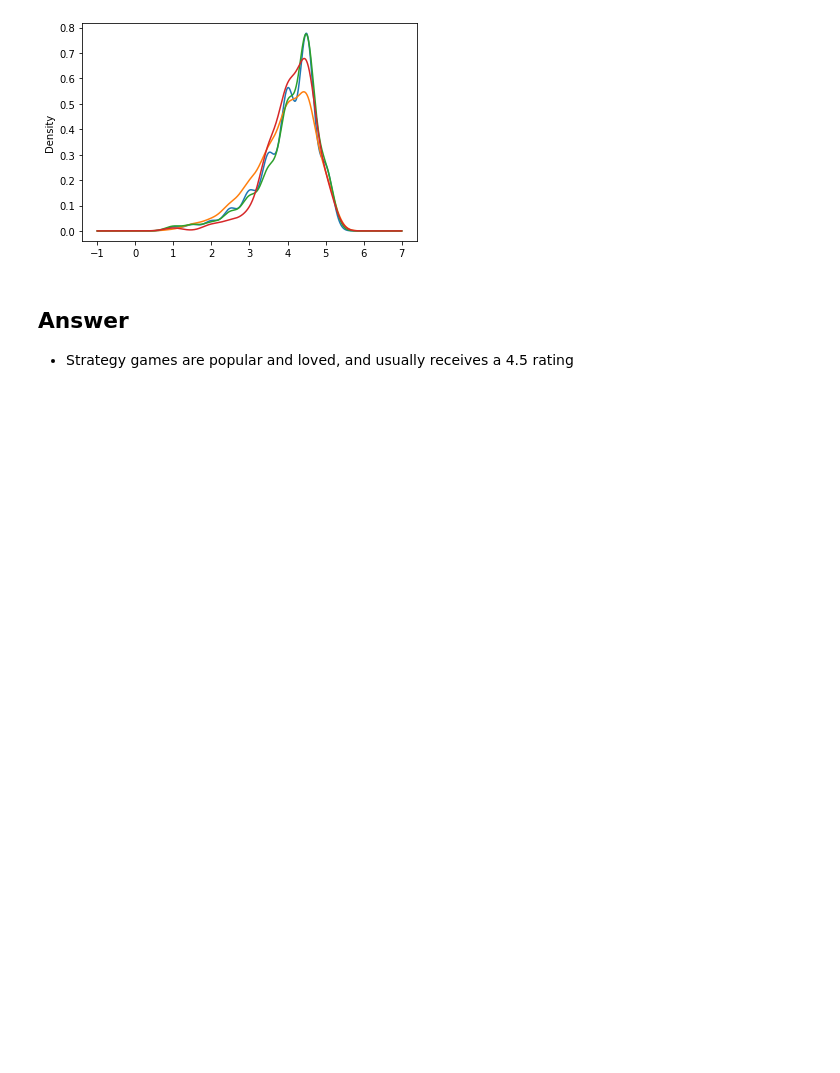
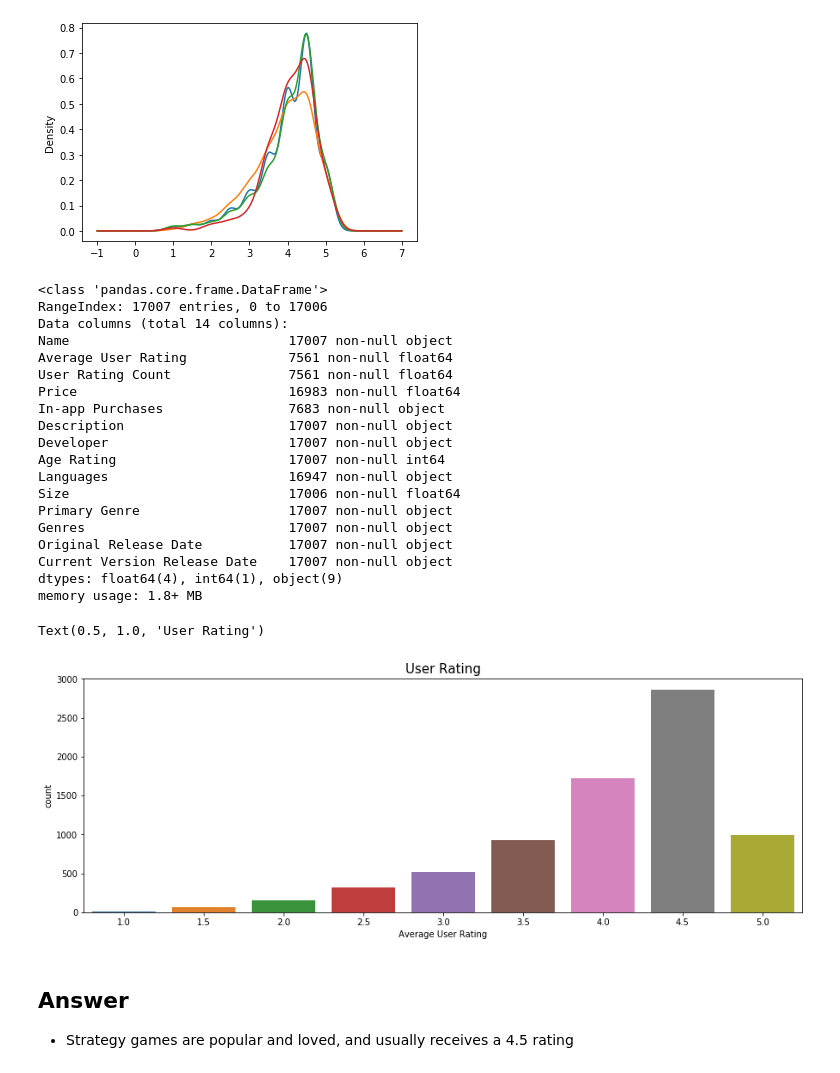
Before and after one commit to SamuelFolledo/DS1.1-Data-Analysis-And-Visualization, a Jupyter notebook: FinalProject/Mobile Strategy Games Analysis.ipynb, the cells around one changed output. Cells and saved outputs as stored; diff of their text form; code cells hidden in the pictures; blank space fills up the shorter version.

```diff
--- a/FinalProject/Mobile Strategy Games Analysis.ipynb
+++ b/FinalProject/Mobile Strategy Games Analysis.ipynb
@@ -281,6 +264,34 @@ df[(df['Price'] > 5)]['Average User Rating'].plot(kind='kde') #red
 # %% [output]
 <matplotlib.axes._subplots.AxesSubplot at 0x...>
 [figure]
+# %%
+df.info()
+n_user_rating = df['Average User Rating']
+plt.figure(figsize=(15,5))
+sns.countplot(n_user_rating)
+plt.title("User Rating",fontsize=15)
+# %% [output]
+<class 'pandas.core.frame.DataFrame'>
+RangeIndex: 17007 entries, 0 to 17006
+Data columns (total 14 columns):
+Name                            17007 non-null object
+Average User Rating             7561 non-null float64
+User Rating Count               7561 non-null float64
+Price                           16983 non-null float64
+In-app Purchases                7683 non-null object
+Description                     17007 non-null object
+Developer                       17007 non-null object
+Age Rating                      17007 non-null int64
+Languages                       16947 non-null object
+Size                            17006 non-null float64
+Primary Genre                   17007 non-null object
+Genres                          17007 non-null object
+Original Release Date           17007 non-null object
+Current Version Release Date    17007 non-null object
+dtypes: float64(4), int64(1), object(9)
+memory usage: 1.8+ MB
+Text(0.5, 1.0, 'User Rating')
+[figure, added]
 # %% [markdown]
 ## Answer
 - Strategy games are popular and loved, and usually receives a 4.5 rating
```
Also changed, not shown: parts of 13 cells of this notebook.
